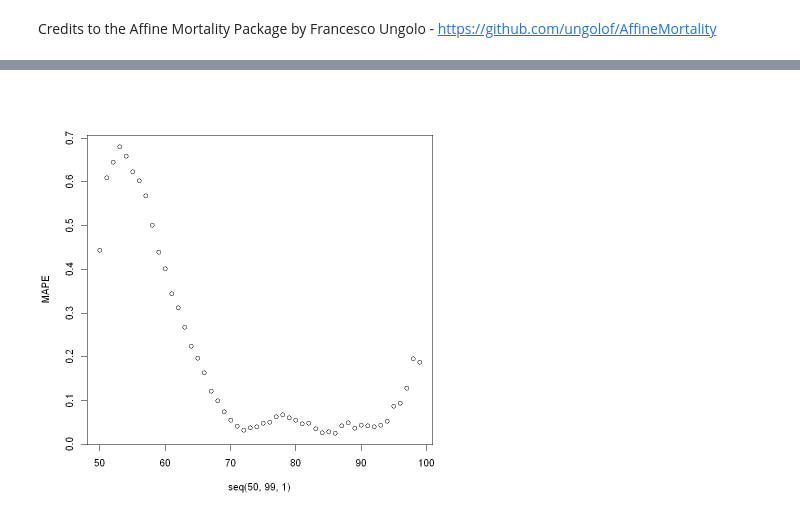
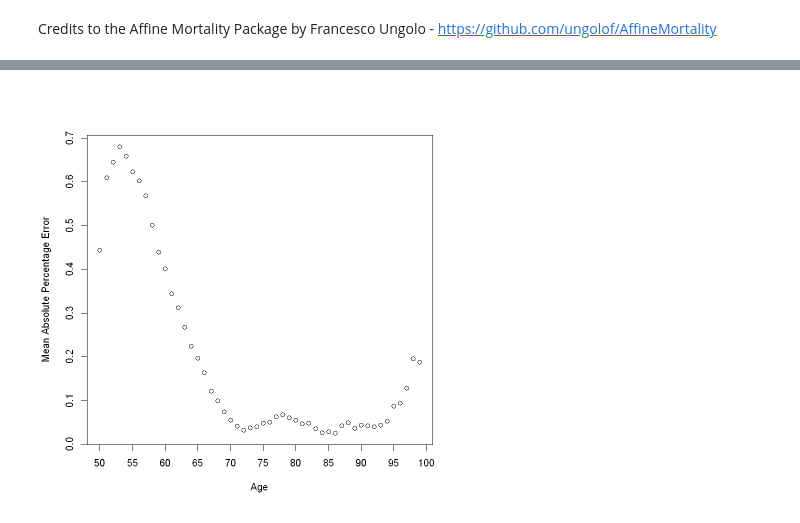
Before and after one commit to kenrickraymond/Stochastic-Mortality-Model, a Jupyter notebook: CIR Calibration.ipynb, the cells around one changed output, grey strips where cells are left out. Drawn from its saved outputs; the diff is of its cells as text; code cells hidden in the pictures.

```diff
--- a/CIR Calibration.ipynb
+++ b/CIR Calibration.ipynb
@@ -375,14 +338,17 @@ A matrix: 8 × 19 of type dbl
 # %%
+# Calculate the Mean Absolute Percentage Error (MAPE)
 source("AffineMortality.R")
 estimated_mortality = mubar_hat(
   model = "CIR",
   fact_dep = FALSE,
   n_factors = 3,
   parameters = 0,
   data = DNKmales
 )
 
 MAPE = MAPE_row(DNKmales, estimated_mortality)
-plot(seq(50,99,1), MAPE)
+plot(seq(50,99,1), MAPE, xlab = "Age", ylab = "Mean Absolute Percentage Error")
+axis(side = 1, at = seq(50,99,5))
+box()
 # %% [output]
-[figure, old version]
+[figure, new version]
```
Also changed, not shown: parts of 9 cells of this notebook.
